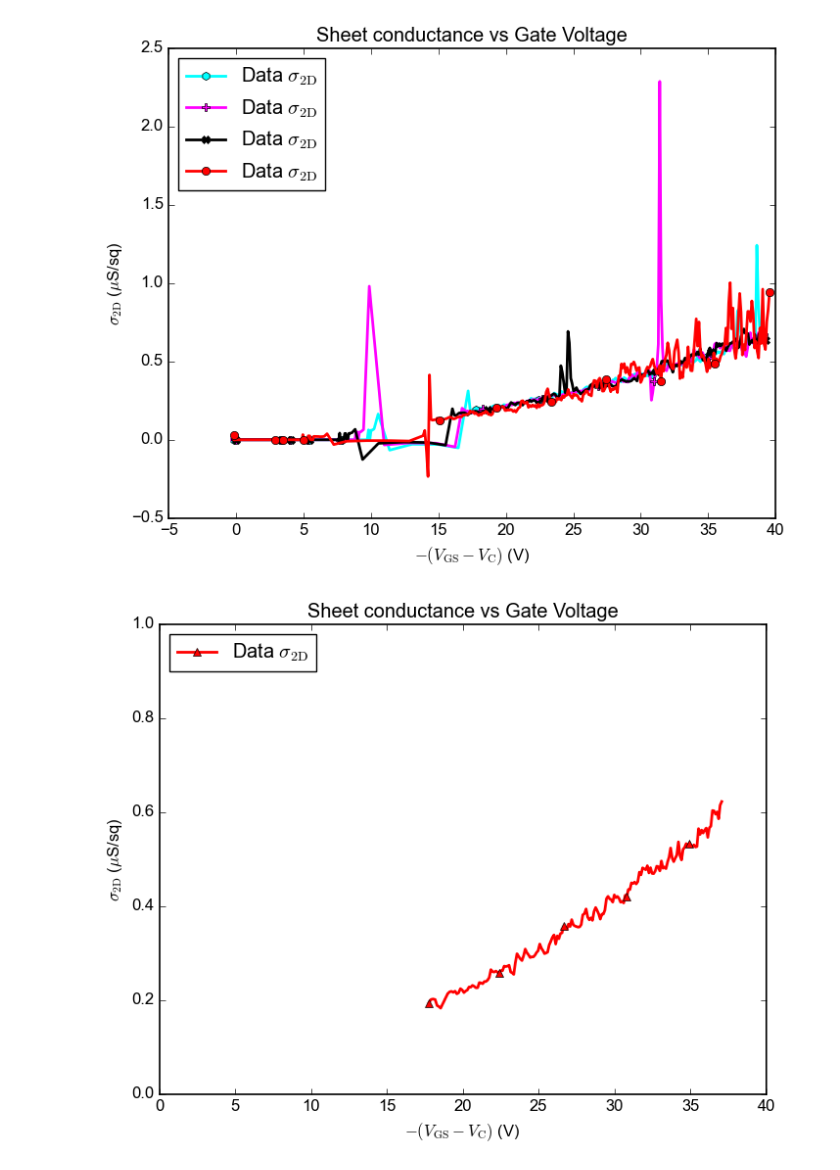
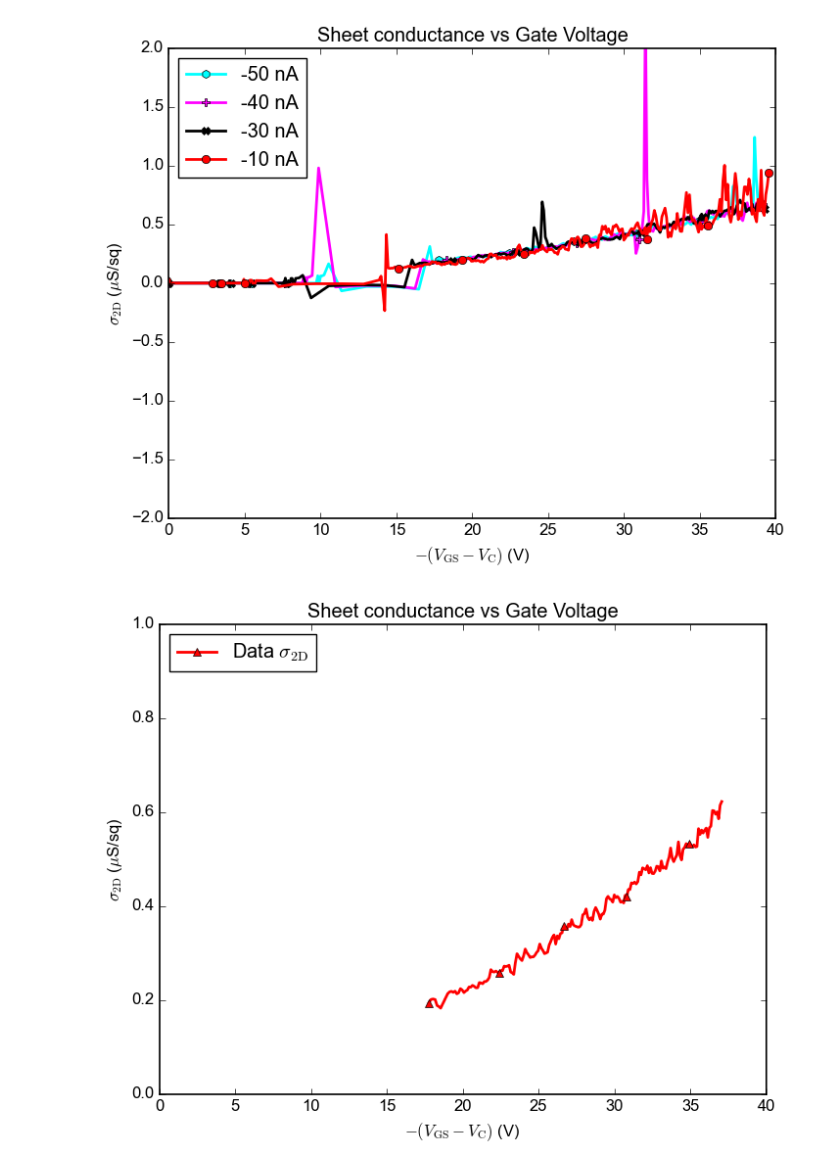
Before and after one commit to phamtrungkien8904/BachelorThesis, a Jupyter notebook: PS/mobility.ipynb, the cells around one changed output. Cells and saved outputs as stored; diff of their text form; code cells hidden in the pictures.

```diff
--- a/PS/mobility.ipynb
+++ b/PS/mobility.ipynb
@@ -17,36 +17,36 @@ plt.rcParams['figure.dpi'] = 100
 # %%
 
 data1 = np.loadtxt("./Data-Mobility/20262304005.dat")
 data2 = np.loadtxt("./Data-Mobility/20262304006.dat")
 data3 = np.loadtxt("./Data-Mobility/20262304007.dat")
 data4 = np.loadtxt("./Data-Mobility/20262304008.dat")
 datasets_IDS_VDS = [
     ("-50 nA", data1, 'cyan', 'h'),
     ("-40 nA", data2, 'magenta', 'P'),
     ("-30 nA", data3, 'black', 'X'),
     ("-10 nA", data4, 'red', 'o'),
 ]
 for label, data, color, marker in datasets_IDS_VDS:
     V_GS = data[:, 0]
     I_DS = data[:, 2]
     V_DS = data[:, 3]
     V_C = 0.5*(data[:, 4] + data[:, 5])
     V_12 = data[:, 6]
     sigma = data[:, 7]
-    plt.plot(-(V_GS - V_C), sigma*1e6, lw=2, label=r'Data $\sigma_\text{2D}$', color=color, marker=marker, linestyle='-', markevery=40)
+    plt.plot(-(V_GS - V_C), sigma*1e6, lw=2, label=label, color=color, marker=marker, linestyle='-', markevery=40)
 
 
 
 
 plt.xlabel(r"$-(V_\text{GS} - V_\text{C})$ (V)")
 plt.ylabel(r"$\sigma_\text{2D}$ ($\mu$S/sq)")
-# plt.xlim(0, 6)
-# plt.ylim(0, 0.005)
+plt.xlim(0, 40)
+plt.ylim(-2, 2)
 plt.legend(frameon=True, loc='upper left', numpoints=1)
 plt.title("Sheet conductance vs Gate Voltage")
 plt.show()
 # %% [output]
-[figure, old version]
+[figure, new version]
 # %%
 data = np.loadtxt("./Data-Mobility/data-50nA-analyse.dat")
 
```
Also changed, not shown: 16 other files.
